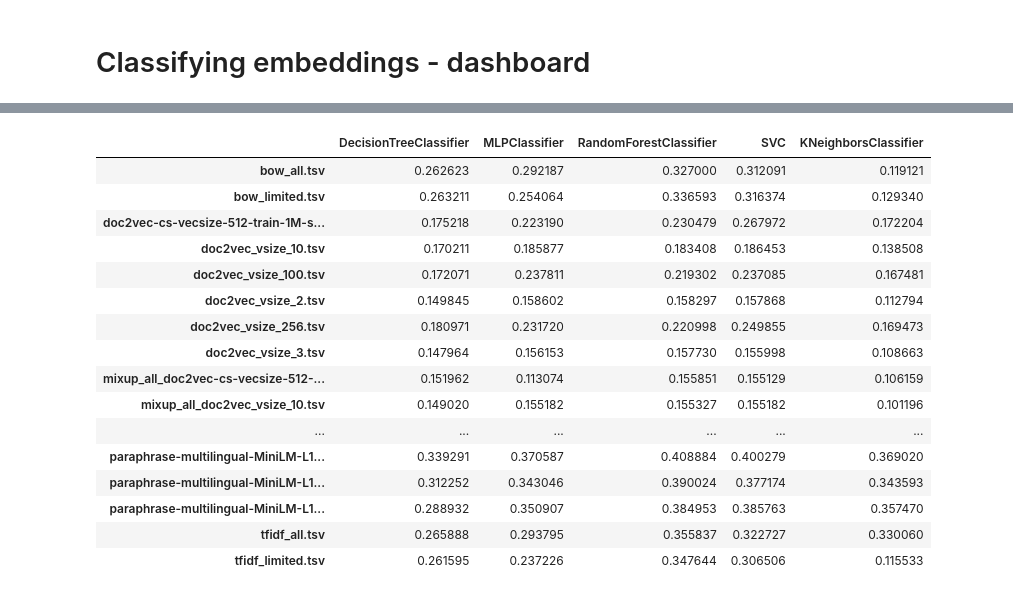
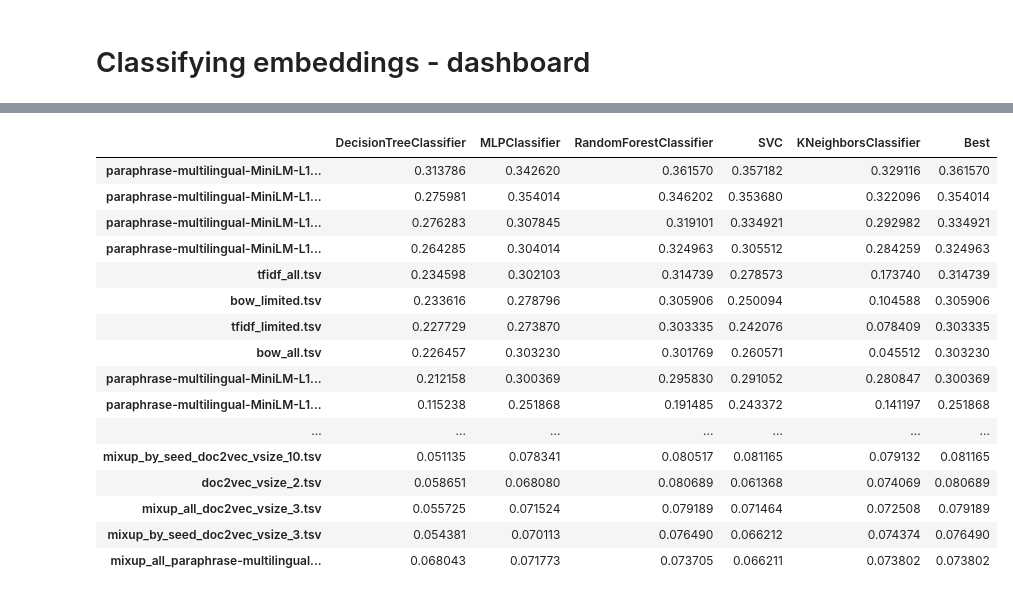
Before and after one commit to johnvojtech/sentence-topology, a Jupyter notebook: notebooks/classification.ipynb, the cells around one changed output, grey strips where cells are left out. Drawn from its saved outputs; the diff is of its cells as text; code cells hidden in the pictures.

```diff
--- a/notebooks/classification.ipynb
+++ b/notebooks/classification.ipynb
@@ -42,12 +42,13 @@ def display_dropdown(
 
     return dropdown
 # %%
-RESULTS_DIR = "../results"
-contexts = glob(os.path.join(RESULTS_DIR, "cls_gs", "*"))
+RESULTS_DIR = "../results/cls_gs"
+contexts = glob(os.path.join(RESULTS_DIR, "*"))
 contexts = list(map(os.path.basename, contexts))
 
 context_dropdown = display_dropdown(
     options=contexts,
+    value=contexts[0],
     description="Context:",
 )
 # %% [output]
@@ -55,28 +56,31 @@ context_dropdown = display_dropdown(
 [interactive output not drawn]
 # %%
 context = cast(str, context_dropdown.value)
-cls_results_root = os.path.join(RESULTS_DIR, "cls_gs", context)
+cls_results_root = os.path.join(RESULTS_DIR, context)
 
-scores = pd.read_pickle(os.path.join(cls_results_root, "scores.pkl"))
-scores.sort_index()
+scores = cast(
+    pd.DataFrame, pd.read_pickle(os.path.join(cls_results_root, "scores.pkl"))
+)
+scores["Best"] = scores.max(axis=1)
+scores.sort_values(by="Best", ascending=False)
 # %% [output]
-|  | DecisionTreeClassifier | MLPClassifier | RandomForestClassifier | SVC | KNeighborsClassifier |
-| bow_all.tsv | 0.262623 | 0.292187 | 0.327000 | 0.312091 | 0.119121 |
-| bow_limited.tsv | 0.263211 | 0.254064 | 0.336593 | 0.316374 | 0.129340 |
-| doc2vec-cs-vecsize-512-train-1M-s... | 0.175218 | 0.223190 | 0.230479 | 0.267972 | 0.172204 |
-| doc2vec_vsize_10.tsv | 0.170211 | 0.185877 | 0.183408 | 0.186453 | 0.138508 |
-| doc2vec_vsize_100.tsv | 0.172071 | 0.237811 | 0.219302 | 0.237085 | 0.167481 |
-| doc2vec_vsize_2.tsv | 0.149845 | 0.158602 | 0.158297 | 0.157868 | 0.112794 |
-| doc2vec_vsize_256.tsv | 0.180971 | 0.231720 | 0.220998 | 0.249855 | 0.169473 |
-| doc2vec_vsize_3.tsv | 0.147964 | 0.156153 | 0.157730 | 0.155998 | 0.108663 |
-| mixup_all_doc2vec-cs-vecsize-512-... | 0.151962 | 0.113074 | 0.155851 | 0.155129 | 0.106159 |
-| mixup_all_doc2vec_vsize_10.tsv | 0.149020 | 0.155182 | 0.155327 | 0.155182 | 0.101196 |
-| ... | ... | ... | ... | ... | ... |
-| paraphrase-multilingual-MiniLM-L1... | 0.339291 | 0.370587 | 0.408884 | 0.400279 | 0.369020 |
-| paraphrase-multilingual-MiniLM-L1... | 0.312252 | 0.343046 | 0.390024 | 0.377174 | 0.343593 |
-| paraphrase-multilingual-MiniLM-L1... | 0.288932 | 0.350907 | 0.384953 | 0.385763 | 0.357470 |
-| tfidf_all.tsv | 0.265888 | 0.293795 | 0.355837 | 0.322727 | 0.330060 |
-| tfidf_limited.tsv | 0.261595 | 0.237226 | 0.347644 | 0.306506 | 0.115533 |
+|  | DecisionTreeClassifier | MLPClassifier | RandomForestClassifier | SVC | KNeighborsClassifier | Best |
+| paraphrase-multilingual-MiniLM-L1... | 0.313786 | 0.342620 | 0.361570 | 0.357182 | 0.329116 | 0.361570 |
+| paraphrase-multilingual-MiniLM-L1... | 0.275981 | 0.354014 | 0.346202 | 0.353680 | 0.322096 | 0.354014 |
+| paraphrase-multilingual-MiniLM-L1... | 0.276283 | 0.307845 | 0.319101 | 0.334921 | 0.292982 | 0.334921 |
+| paraphrase-multilingual-MiniLM-L1... | 0.264285 | 0.304014 | 0.324963 | 0.305512 | 0.284259 | 0.324963 |
+| tfidf_all.tsv | 0.234598 | 0.302103 | 0.314739 | 0.278573 | 0.173740 | 0.314739 |
+| bow_limited.tsv | 0.233616 | 0.278796 | 0.305906 | 0.250094 | 0.104588 | 0.305906 |
+| tfidf_limited.tsv | 0.227729 | 0.273870 | 0.303335 | 0.242076 | 0.078409 | 0.303335 |
+| bow_all.tsv | 0.226457 | 0.303230 | 0.301769 | 0.260571 | 0.045512 | 0.303230 |
+| paraphrase-multilingual-MiniLM-L1... | 0.212158 | 0.300369 | 0.295830 | 0.291052 | 0.280847 | 0.300369 |
+| paraphrase-multilingual-MiniLM-L1... | 0.115238 | 0.251868 | 0.191485 | 0.243372 | 0.141197 | 0.251868 |
+| ... | ... | ... | ... | ... | ... | ... |
+| mixup_by_seed_doc2vec_vsize_10.tsv | 0.051135 | 0.078341 | 0.080517 | 0.081165 | 0.079132 | 0.081165 |
+| doc2vec_vsize_2.tsv | 0.058651 | 0.068080 | 0.080689 | 0.061368 | 0.074069 | 0.080689 |
+| mixup_all_doc2vec_vsize_3.tsv | 0.055725 | 0.071524 | 0.079189 | 0.071464 | 0.072508 | 0.079189 |
+| mixup_by_seed_doc2vec_vsize_3.tsv | 0.054381 | 0.070113 | 0.076490 | 0.066212 | 0.074374 | 0.076490 |
+| mixup_all_paraphrase-multilingual... | 0.068043 | 0.071773 | 0.073705 | 0.066211 | 0.073802 | 0.073802 |
 # %%
 params = pd.read_pickle(os.path.join(cls_results_root, "params.pkl"))
 params.sort_index()
```
Also changed, not shown: parts of 6 cells of this notebook, 1 other file.
